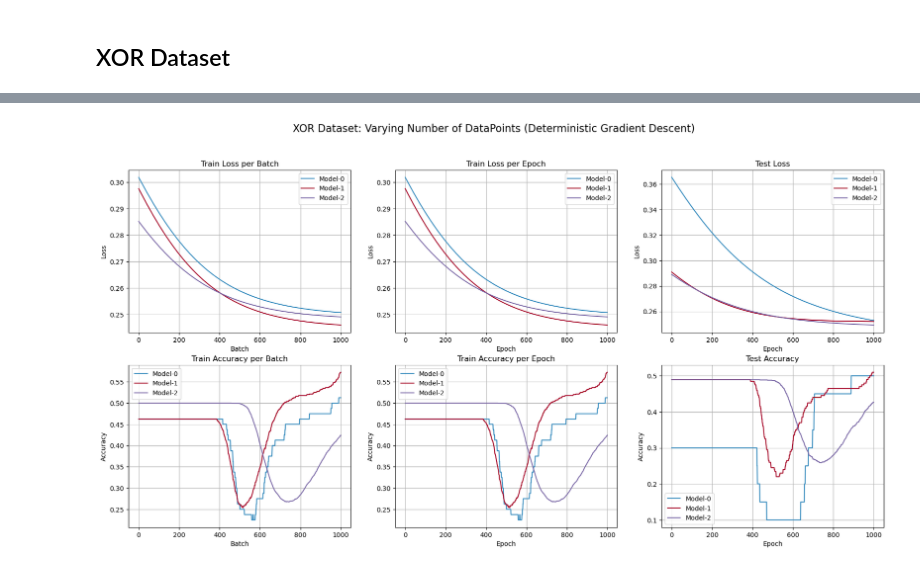
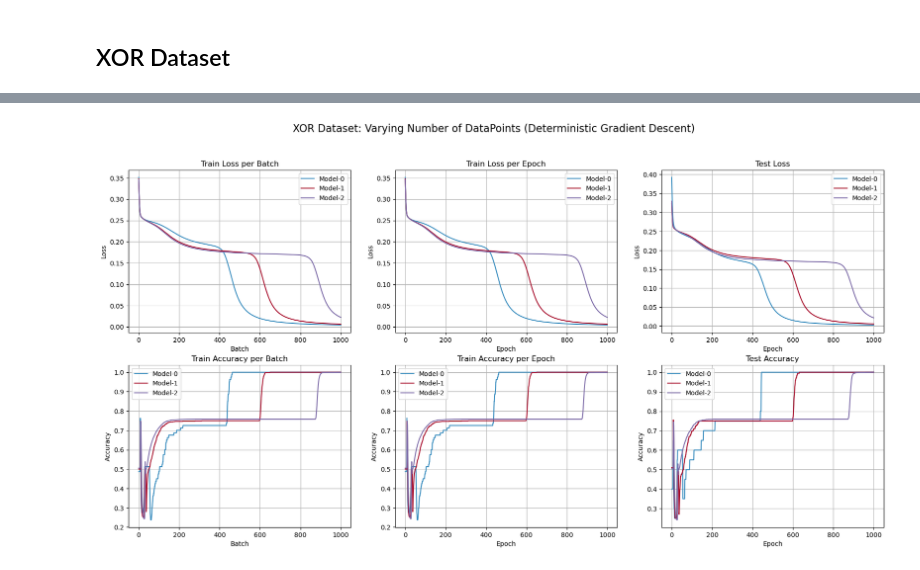
Before and after one commit to Divyanshu-Bhatt/EE6380-Deep-Learning, a Jupyter notebook: Assignment3/Assignment3.ipynb, the cells around one changed output, grey strips where cells are left out. Cells and saved outputs as stored; diff of their text form; code cells hidden in the pictures.

```diff
--- a/Assignment3/Assignment3.ipynb
+++ b/Assignment3/Assignment3.ipynb
@@ -443,6 +462,20 @@ def trainModel(model_arguments, dataset, suptitle, varying_parameter, random_sta
 
         # Plotting the metrics
         plottingMetrics(models, suptitle=suptitle)
+# %%
+model_arguments_determinstic = {"hidden_layer" : 2,
+                                "split" : 0.8,
+                                "learning_rate" : 2,
+                                "epochs" : 1000,
+                                "batch_size" : -1,
+                                "n_samples" : [100, 1000, 10000]}
+model_arguments_stochastic = {"hidden_layer" : 2,
+                              "split" : 0.8,
+                              "learning_rate" : 2.5,
+                              "epochs" : 100,
+                              "batch_size" : [32, 64, 128]}
+
+random_state = 2
 # %% [markdown]
 ## OR Dataset
 # %%
@@ -460,9 +493,3 @@ plotDataset(orInput, orOutput, "OR Dataset")
 # %%
-model_arguments = {"hidden_layer" : 2,
-                   "split" : 0.8,
-                   "learning_rate" : 0.01,
-                   "epochs" : 1000,
-                   "batch_size" : -1,
-                   "n_samples" : [100, 1000, 10000]}
-trainModel(model_arguments, (orInput, orOutput), "OR Dataset: Varying Number of DataPoints (Deterministic Gradient Descent)", "n_samples", random_state=2)
+trainModel(model_arguments_determinstic, (orInput, orOutput), "OR Dataset: Varying Number of DataPoints (Deterministic Gradient Descent)", "n_samples", random_state=random_state)
 # %% [output]
@@ -499,9 +521,3 @@ plotDataset(andInput, andOutput, "AND Dataset")
 # %%
-model_arguments = {"hidden_layer" : 2,
-                   "split" : 0.8,
-                   "learning_rate" : 0.01,
-                   "epochs" : 1000,
-                   "batch_size" : -1,
-                   "n_samples" : [100, 1000, 10000]}
-trainModel(model_arguments, (andInput, andOutput), "AND Dataset: Varying Number of DataPoints (Deterministic Gradient Descent)", "n_samples", random_state=1)
+trainModel(model_arguments_determinstic, (andInput, andOutput), "AND Dataset: Varying Number of DataPoints (Deterministic Gradient Descent)", "n_samples", random_state=random_state)
 # %% [output]
@@ -536,9 +547,3 @@ plotDataset(xorInput, xorOutput, "XOR Dataset")
 # %%
-model_arguments = {"hidden_layer" : 2,
-                   "split" : 0.8,
-                   "learning_rate" : 0.01,
-                   "epochs" : 1000,
-                   "batch_size" : -1,
-                   "n_samples" : [100, 1000, 10000]}
-trainModel(model_arguments, (xorInput, xorOutput), "XOR Dataset: Varying Number of DataPoints (Deterministic Gradient Descent)", "n_samples", random_state=6)
+trainModel(model_arguments_determinstic, (xorInput, xorOutput), "XOR Dataset: Varying Number of DataPoints (Deterministic Gradient Descent)", "n_samples", random_state=random_state)
 # %% [output]
@@ -548,2 +553,2 @@ Data Size: 10000| Training Loss: 0.24912516205956972| Training Accuracy: 0.42412
-[figure, old version]
+[figure, new version]
 # %%
```
Also changed, not shown: parts of 11 cells of this notebook.
